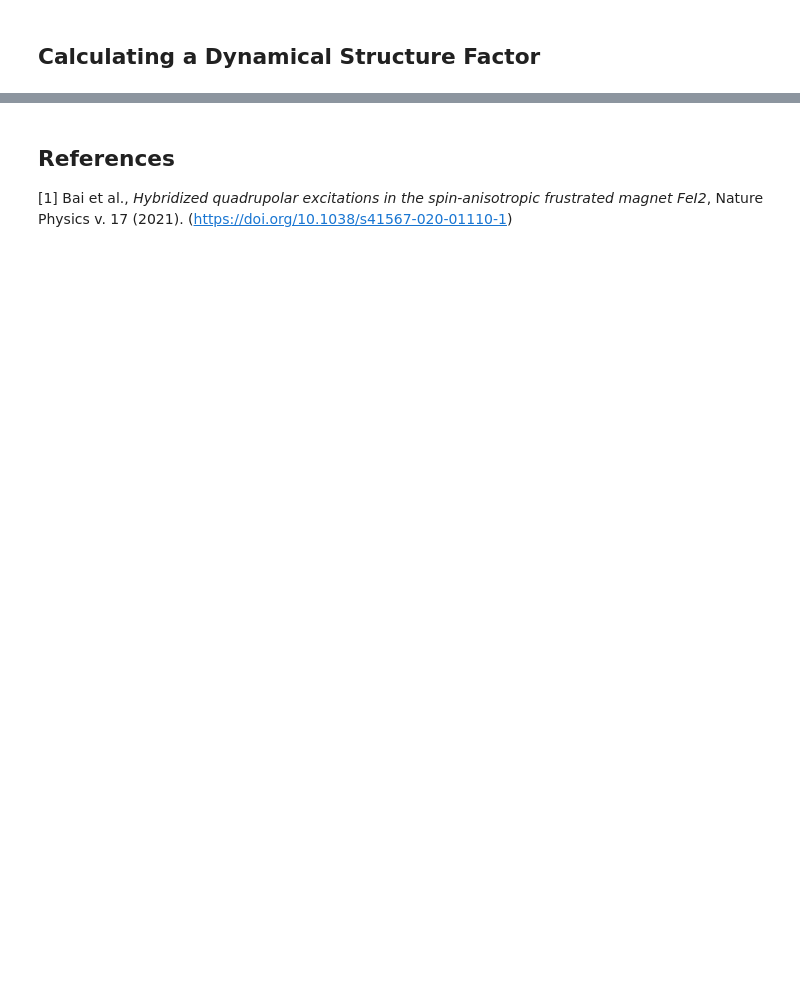
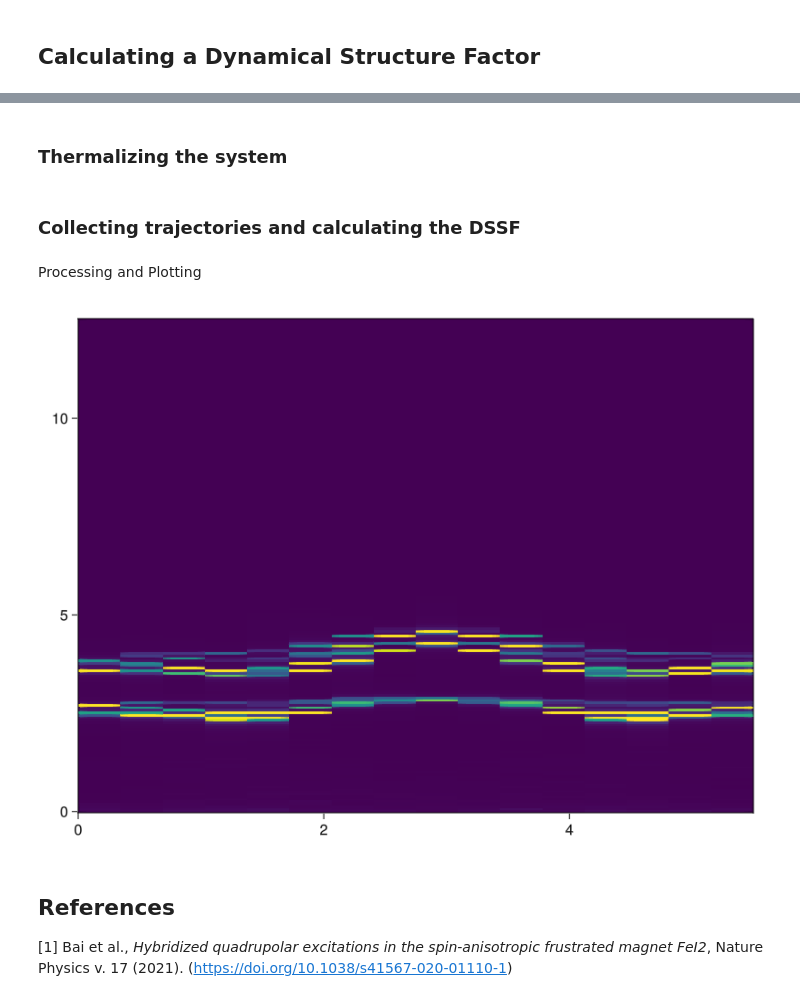
Before and after one commit to mourigal/SunnyTutorials, a Jupyter notebook: tutorials/FeI2_tutorial.ipynb, the cells around one changed output, grey strips where cells are left out. Saved outputs shown, nothing was run; the diff lists cells and outputs as text; code cells hidden in the pictures; blank space fills up the shorter version.

```diff
--- a/tutorials/FeI2_tutorial.ipynb
+++ b/tutorials/FeI2_tutorial.ipynb
@@ -391,0 +434,2 @@ Sunny.plot_spins(sys; arrowlength=2.5, linewidth=0.75, arrowsize=1.5)
+# %% [markdown]
+### Thermalizing the system
@@ -392,3 +455,38 @@ Sunny.plot_spins(sys; arrowlength=2.5, linewidth=0.75, arrowsize=1.5)
+# %% [markdown]
+### Collecting trajectories and calculating the DSSF
+# %%
+num_samples = 20
+kT = 0.01
+sampler = LangevinSampler(sys, kT, α, Δt, num_steps);
+
+dur_trajectory = 100.0
+Δt = 0.05
+num_steps_trajectory = round(Int, dur/Δt)
+dipoles = zeros(SVector{3, Float64}, dims..., num_steps_trajectory)
+S_sym = zeros(size(sys)[2:end]..., num_steps_trajectory)
+integrator = SchrodingerMidpoint(sys)
+
+for i in 1:num_samples
+    sample!(sampler)  # Thermalize
+    for i ∈ 1:nsteps
+        evolve!(integrator, Δt)
+        dipoles[:,:,:,i] = copy(sys._dipoles[1,:,:,:])
+    end
+    S_new = symmetric_dssf(dipoles)
+
+    @. S_sym = ((i-1)/num_samples) * S_sym + (i/num_samples) * S_new
+end
+# %% [markdown]
+Processing and Plotting
+# %%
+ω_max = 2π/Δt
+Δω = ω_max/nsteps
+ωs = collect(0:nsteps-1) .* Δω
+ks = collect(0:7) .* (2π/8)
+
+heatmap(ks, ωs[1:200], S_sym[1,:,1,1:200], colorrange = (0, 9e6))
+# %% [output]
+[figure, added]
 # %% [markdown]
 ## References
 [1] Bai et al., _Hybridized quadrupolar excitations in the spin-anisotropic frustrated magnet FeI2_, Nature Physics v. 17 (2021). (https://doi.org/10.1038/s41567-020-01110-1)
```
Also changed, not shown: parts of 33 cells of this notebook.
